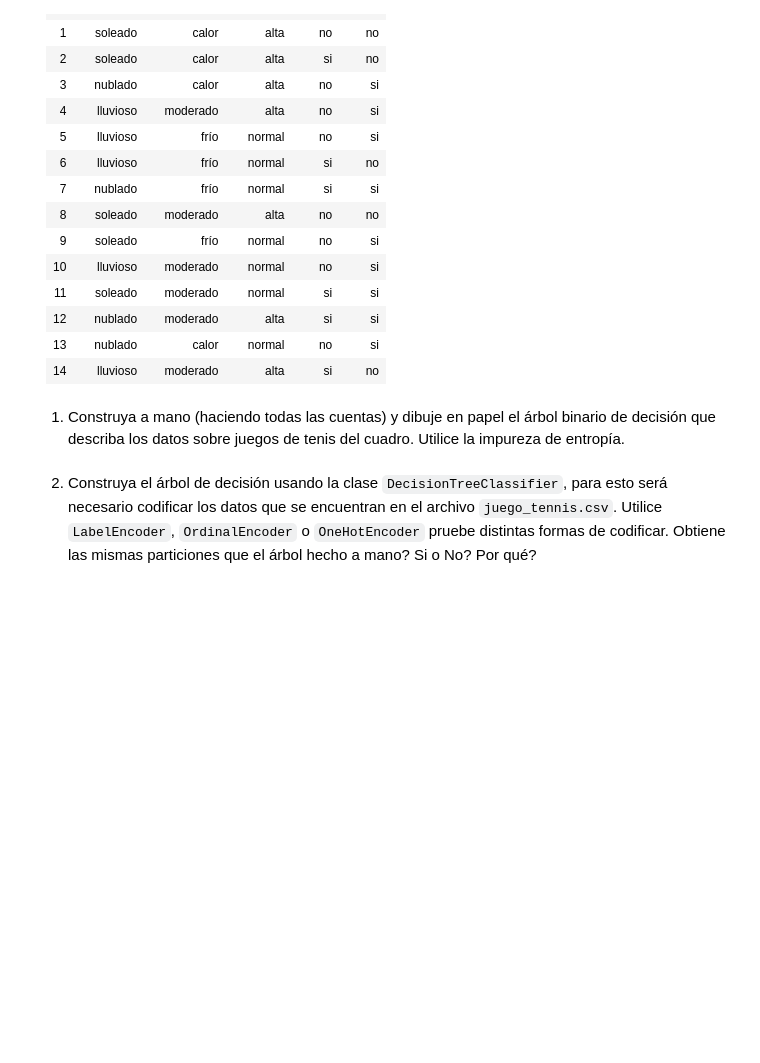
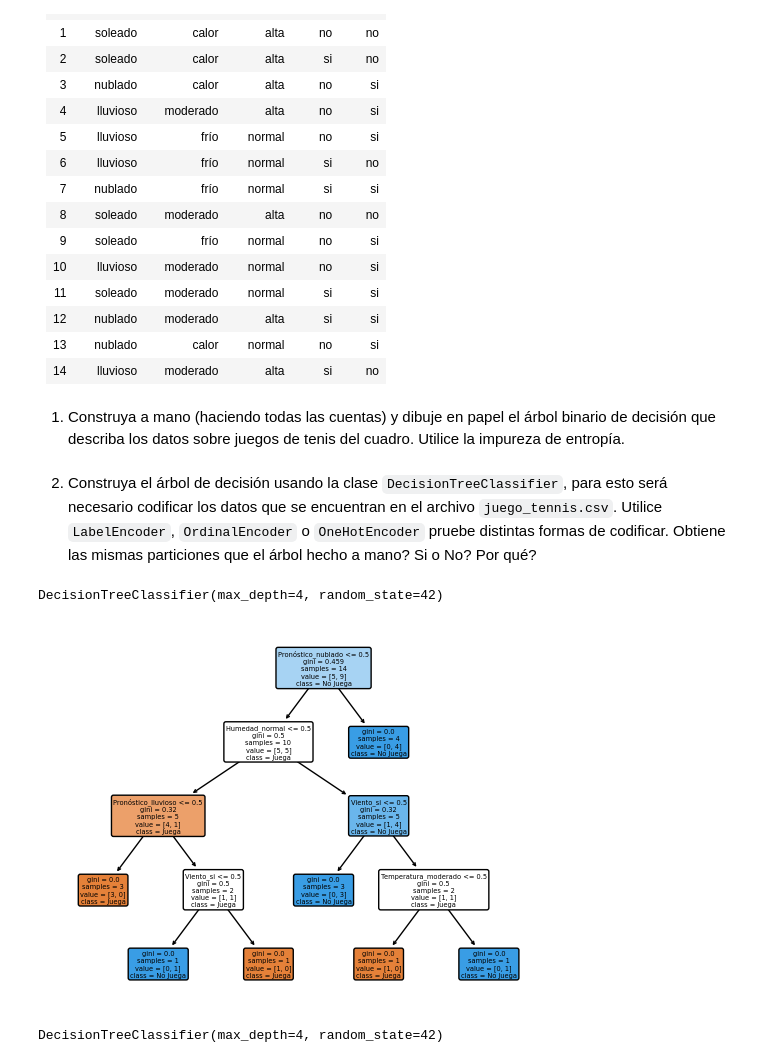
Before and after one commit to EnzoRD/Aprendisaje_maquinal, a Jupyter notebook: Semana7-arboles_decision/Notebooks/Iris_dt.ipynb, the cells around one changed output. Saved outputs shown, nothing was run; the diff lists cells and outputs as text; code cells hidden in the pictures; blank space fills up the shorter version.

```diff
--- a/Semana7-arboles_decision/Notebooks/Iris_dt.ipynb
+++ b/Semana7-arboles_decision/Notebooks/Iris_dt.ipynb
@@ -213,3 +216,40 @@ En la siguiente tabla se tienen datos acerca de la realización o suspensión de
 Utilice la impureza de entropía.
 # %% [markdown]
 2. Construya el árbol de decisión usando la clase `DecisionTreeClassifier`, para esto será necesario codificar los datos que se encuentran en el archivo `juego_tennis.csv`. Utilice `LabelEncoder`, `OrdinalEncoder` o `OneHotEncoder` pruebe distintas formas de codificar. Obtiene las mismas particiones que el árbol hecho a mano? Si o No? Por qué?
+# %%
+# Cargar datos de juego_tennis.csv
+tenis = pd.read_csv('./data/juego_tennis.csv')
+# %%
+#Prepocesamiento de datos
+X = tenis.iloc[:, :-1]
+y = tenis.iloc[:, -1]
+"""Se utiliza OneHotEncoder para codificar las características (X)
+en un formato que el modelo pueda entender"""
+# %%
+#Entrenamiento de árbol de decisión con OneHotEncoder
+encoder = OneHotEncoder()
+encoder.fit(X)
+encoder1 = encoder.transform(X).toarray()
+etiquetas = encoder.get_feature_names_out()
+df_cod = pd.DataFrame(encoder1, columns=etiquetas)
+
+arbol = DecisionTreeClassifier(max_depth=4, random_state=42)
+arbol.fit(X=df_cod, y=y)
+# %% [output]
+DecisionTreeClassifier(max_depth=4, random_state=42)
+# %%
+#Visualización del árbol de decisión
+
+tree.plot_tree(arbol, filled=True, rounded=True, class_names=['Juega', 'No Juega'], feature_names=list(etiquetas))
+plt.show()
+# %% [output]
+[figure, added]
+# %%
+#Entrenamiento del árbol de decisión con LabelEncoder
+le = LabelEncoder()
+target_codificado = le.fit_transform(y)
+
+arbol_LE = DecisionTreeClassifier(max_depth=4, random_state=42)
+arbol_LE.fit(df_cod, target_codificado)
+# %% [output]
+DecisionTreeClassifier(max_depth=4, random_state=42)
```
Also changed, not shown: parts of 3 cells of this notebook, 1 other file.
